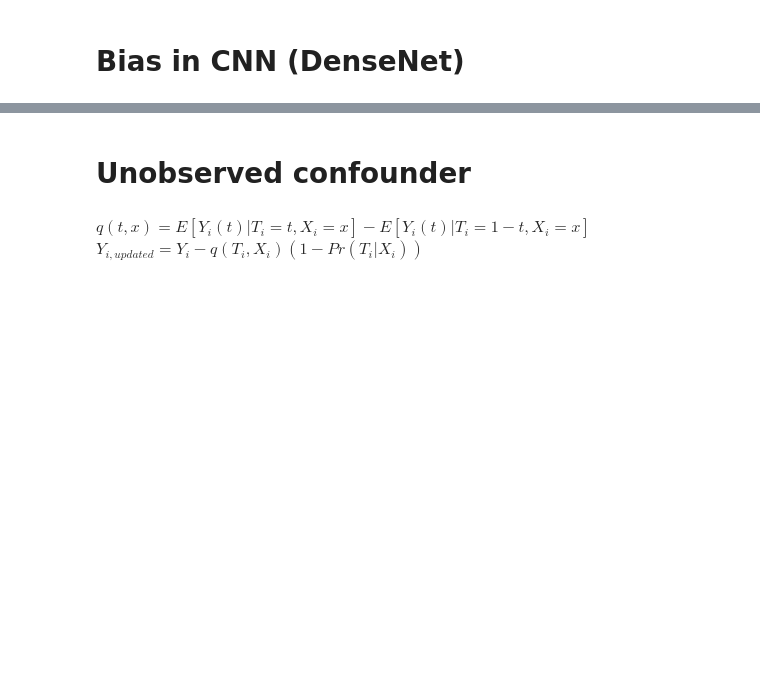
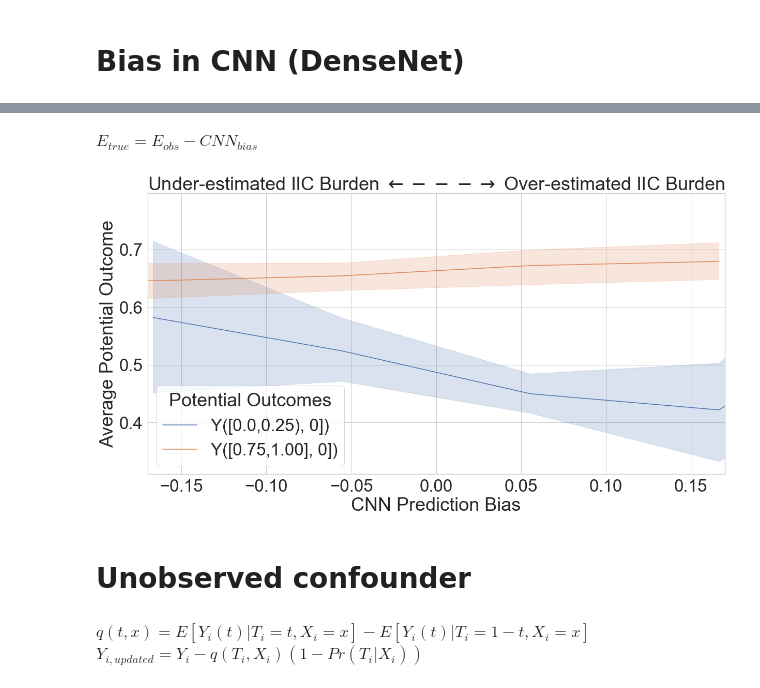
Before and after one commit to Hockey86/iic_causal_inference, a Jupyter notebook: aim2/sensitivity_analysis.ipynb, the cells around one changed output, grey strips where cells are left out. Drawn from its saved outputs; the diff is of its cells as text; code cells hidden in the pictures; blank space fills up the shorter version.

```diff
--- a/aim2/sensitivity_analysis.ipynb
+++ b/aim2/sensitivity_analysis.ipynb
@@ -424,0 +102,23 @@ fig.savefig('sensitivity_mean_c.png')
+# %% [markdown]
+$E_{true} = E_{obs} - CNN_{bias}$
+# %%
+df_pkpd = pd.read_csv('PD_Parameters_result.csv',index_col=0)
+df_pkpd = df_pkpd.fillna(df_pkpd.mean())
+# %%
+df_coarsen = setup_coarsen_data( iic_burden, window = 6, summarize = 'max')
+
+df_coarsen_1 = df_coarsen[iic_burden['Cname']+['mRS', 'E'
+                                               ,'lacosamide', 'levetiracetam', 'midazolam',
+                                               'pentobarbital', 'phenobarbital', 'propofol', 'valproate']].dropna()
+
+df_coarsen_1 = df_coarsen_1.join(df_pkpd,how='inner')
+continuous = ['Age','iGCS-Total','iGCS = T?','Worst GCS in 1st 24h','Worst GCS intub','APACHE II 1st 24h',
+              'SBP highest (1st 24h)','SBP lowest (1st 24h)','DBP highest (1st 24h)','DBP lowest (1st 24h)',
+              'HR highest (1std 24h)','HR lowest (1st 24h)','premorbid MRS']
+discrete = set(iic_burden['Cname']).difference(continuous)
+
+df_coarsen_1['Y'] = (df_coarsen_1['mRS'] > 3).astype(float)
+
+n_thresholds = 5
+thresholds = [0,0.25,0.5,0.75,1] #list(np.linspace(0,1,num=n_thresholds))
+gain = thresholds[1]-thresholds[0]
@@ -425,3 +186,16 @@ fig.savefig('sensitivity_mean_c.png')
+# %%
+fig,ax = plt.subplots(figsize=(20,10))
+sns.lineplot(x='Sensitivity Parameter',
+             y='Average Potential Outcome',
+             hue='index',
+             data=apo_tight_0_c_pkpd_sens.loc[(apo_tight_0_c_pkpd_sens['index']=='Y((0.12, 0))') | (apo_tight_0_c_pkpd_sens['index']=='Y((0.88, 0))')].dropna().sort_values(by='index'))
+plt.xlim((-0.17,0.17))
+plt.legend(['Y([0.0,0.25), 0])','Y([0.75,1.00], 0])'],title='Potential Outcomes')
+plt.xlabel('CNN Prediction Bias')
+plt.title(r'Under-estimated IIC Burden $\leftarrow --- \rightarrow$ Over-estimated IIC Burden' )
+plt.savefig('sensitivity_bias_CNN.png')
+# %% [output]
+[figure, added]
 # %% [markdown]
 # Unobserved confounder
 # %% [markdown]
```
Also changed, not shown: parts of 10 cells of this notebook, 4 other files.
